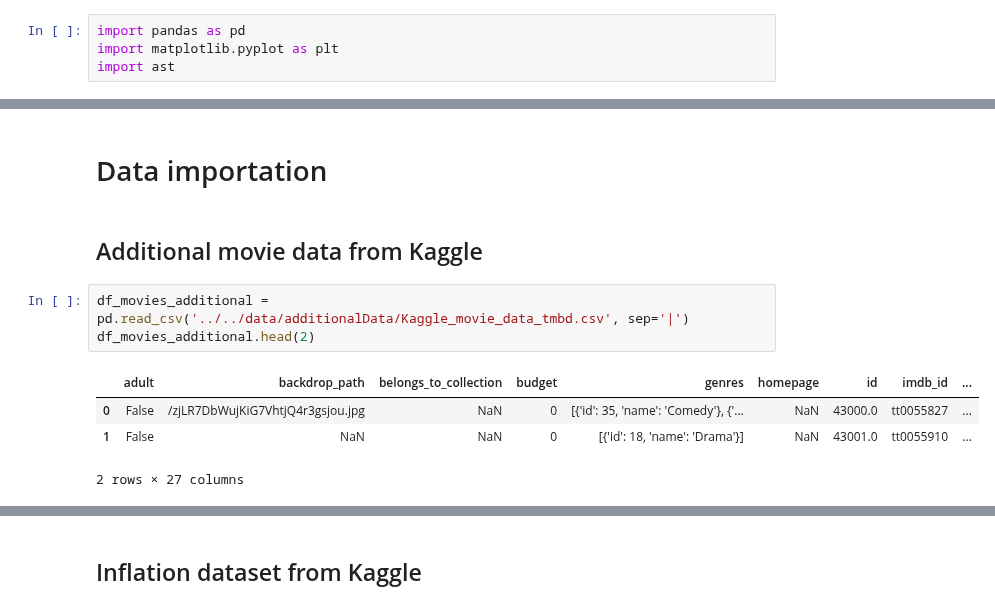
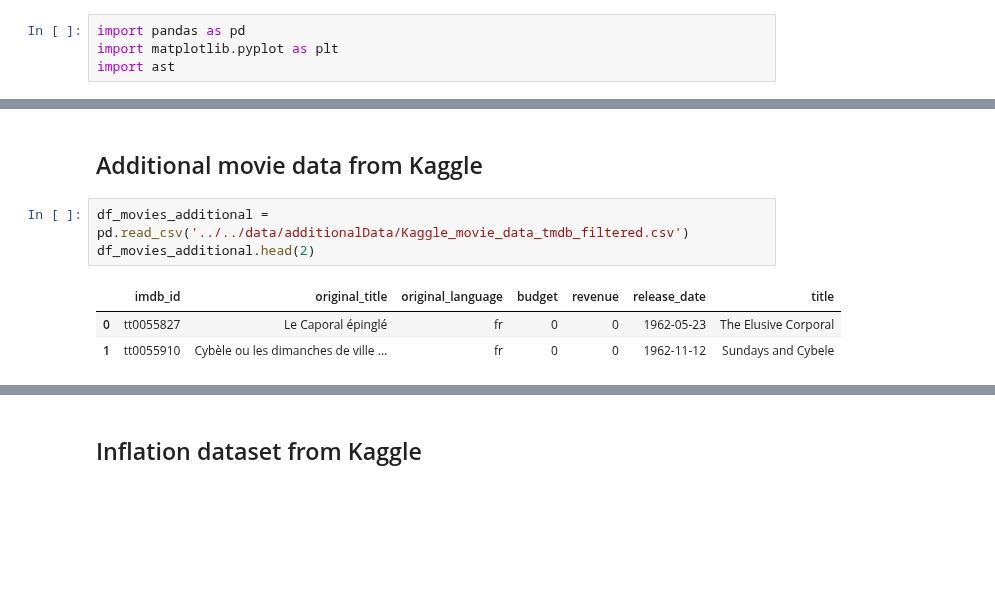
Before and after one commit to epfl-ada/ada-2024-project-teamcsx24, a Jupyter notebook: src/data/additionalDataCleaning.ipynb, the cells around one changed output, grey strips where cells are left out. Saved outputs shown, nothing was run; the diff lists cells and outputs as text; blank space fills up the shorter version.

```diff
--- a/src/data/additionalDataCleaning.ipynb
+++ b/src/data/additionalDataCleaning.ipynb
@@ -41,12 +47,9 @@ memory usage: 5.6+ MB
-# %% [markdown]
-# Data importation
 # %% [markdown]
 ## Additional movie data from Kaggle
 # %%
-df_movies_additional = pd.read_csv('../../data/additionalData/Kaggle_movie_data_tmbd.csv', sep='|')
+df_movies_additional = pd.read_csv('../../data/additionalData/Kaggle_movie_data_tmdb_filtered.csv')
 df_movies_additional.head(2)
 # %% [output]
-|  | adult | backdrop_path | belongs_to_collection | budget | genres | homepage | id | imdb_id | ... |
-| 0 | False | /zjLR7DbWujKiG7VhtjQ4r3gsjou.jpg | NaN | 0 | [{'id': 35, 'name': 'Comedy'}, {'... | NaN | 43000.0 | tt0055827 | ... |
-| 1 | False | NaN | NaN | 0 | [{'id': 18, 'name': 'Drama'}] | NaN | 43001.0 | tt0055910 | ... |
+|  | imdb_id | original_title | original_language | budget | revenue | release_date | title |
+| 0 | tt0055827 | Le Caporal épinglé | fr | 0 | 0 | 1962-05-23 | The Elusive Corporal |
+| 1 | tt0055910 | Cybèle ou les dimanches de ville ... | fr | 0 | 0 | 1962-11-12 | Sundays and Cybele |
-2 rows × 27 columns
```
Also changed, not shown: parts of 44 cells of this notebook, 8 other files.
